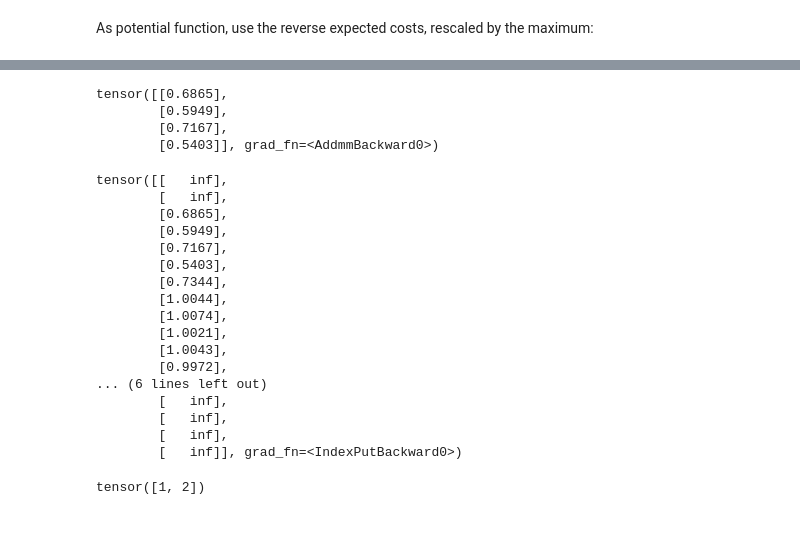
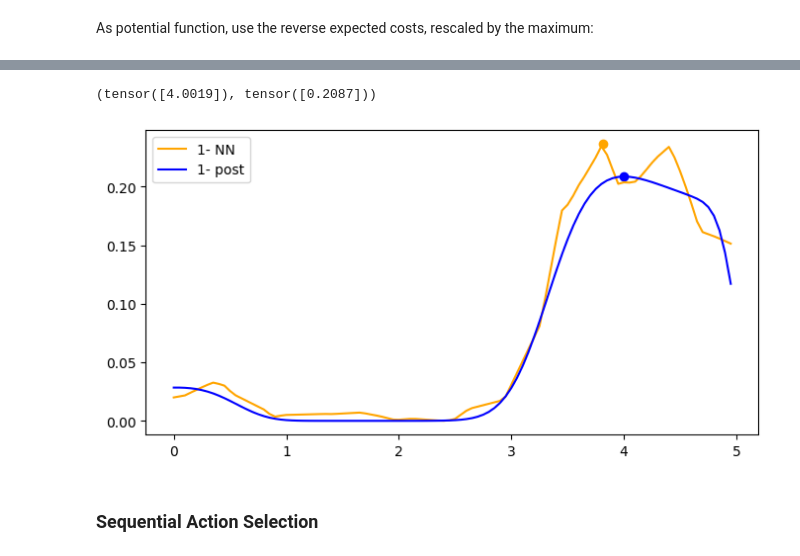
Before and after one commit to mackelab/amortized-decision-making, a Jupyter notebook: scripts/continous_toy_cont_action.ipynb, the cells around one changed output, grey strips where cells are left out. Cells and saved outputs as stored; diff of their text form; code cells hidden in the pictures; blank space fills up the shorter version.

```diff
--- a/scripts/continous_toy_cont_action.ipynb
+++ b/scripts/continous_toy_cont_action.ipynb
@@ -384,4 +380,5 @@ expected_costs_given_x = partial(reverse_costs, obs)
 # %%
-inits = get_action(10)
-gradient_ascent(potential_fn=expected_costs_given_x, inits=inits, theta_transform=None)
+initial_actions = get_action(100)
+gd_best_action_nn, gd_costs_nn = gradient_ascent(potential_fn=reverse_costs_given_x_nn, inits=initial_actions, theta_transform=None)
+gd_best_action_nn, gd_costs_nn
 # %% [output]
@@ -406,8 +385,0 @@ x shape: torch.Size([1, 1]), a shape: torch.Size([1, 1])
-# %%
-acts = torch.arange(0,2,0.5).reshape(-1,1)
-clf(obs.repeat(acts.shape[0],1), acts)
-# %% [output]
-tensor([[0.6865],
-        [0.5949],
-        [0.7167],
-        [0.5403]], grad_fn=<AddmmBackward0>)
@@ -422,24 +386,37 @@ test[inside_range] = clf(obs.repeat(a_valid.shape[0],1), a_valid)
-# %%
-test
-# %% [output]
-tensor([[   inf],
-        [   inf],
-        [0.6865],
-        [0.5949],
-        [0.7167],
-        [0.5403],
-        [0.7344],
-        [1.0044],
-        [1.0074],
-        [1.0021],
-        [1.0043],
-        [0.9972],
-... (6 lines left out)
-        [   inf],
-        [   inf],
-        [   inf],
-        [   inf]], grad_fn=<IndexPutBackward0>)
-# %%
-torch.tensor([1,2])[1>0].squeeze()
-# %% [output]
-tensor([1, 2])
+# %%
+reverse_costs_given_x = partial(reverse_costs, obs, use_posterior=True)
+gd_best_action_post, gd_costs_post = gradient_ascent(potential_fn=reverse_costs_given_x_post, inits=initial_actions, theta_transform=None)
+gd_best_action_post, gd_costs_post
+# %% [output]
+(tensor([4.0019]), tensor([0.2087]))
+# %%
+plt.figure(figsize=(8,4))
+
+expected_posterior_losses = torch.tensor(
+        [
+            toy.expected_posterior_loss(
+                x_o=obs,
+                a_o=a,
+                lower=lower,
+                upper=upper,
+                resolution=resolution,
+            )
+            for a in a_grid
+        ]
+    )
+predicted_losses = torch.tensor([clf(obs.unsqueeze(0), a.unsqueeze(0).unsqueeze(0)) for a in a_grid])
+
+reverse_costs = (1 - expected_posterior_losses)
+#plt.plot(a_grid, reverse_costs/reverse_costs.max(), label="true")
+plt.scatter(gd_best_action_post, gd_costs_post, c='b')
+plt.scatter(gd_best_action_nn, gd_costs_nn, c='orange')
+
+plt.plot(a_grid, 1-predicted_losses, label="1- NN", c='orange')
+plt.plot(a_grid, reverse_costs, label="1- post", c='b')
+plt.legend()
+#plt.plot(a_grid, predicted_losses, label="NN")
+plt.show()
+# %% [output]
+[figure, added]
+# %% [markdown]
+### Sequential Action Selection
```
Also changed, not shown: parts of 28 cells of this notebook.
